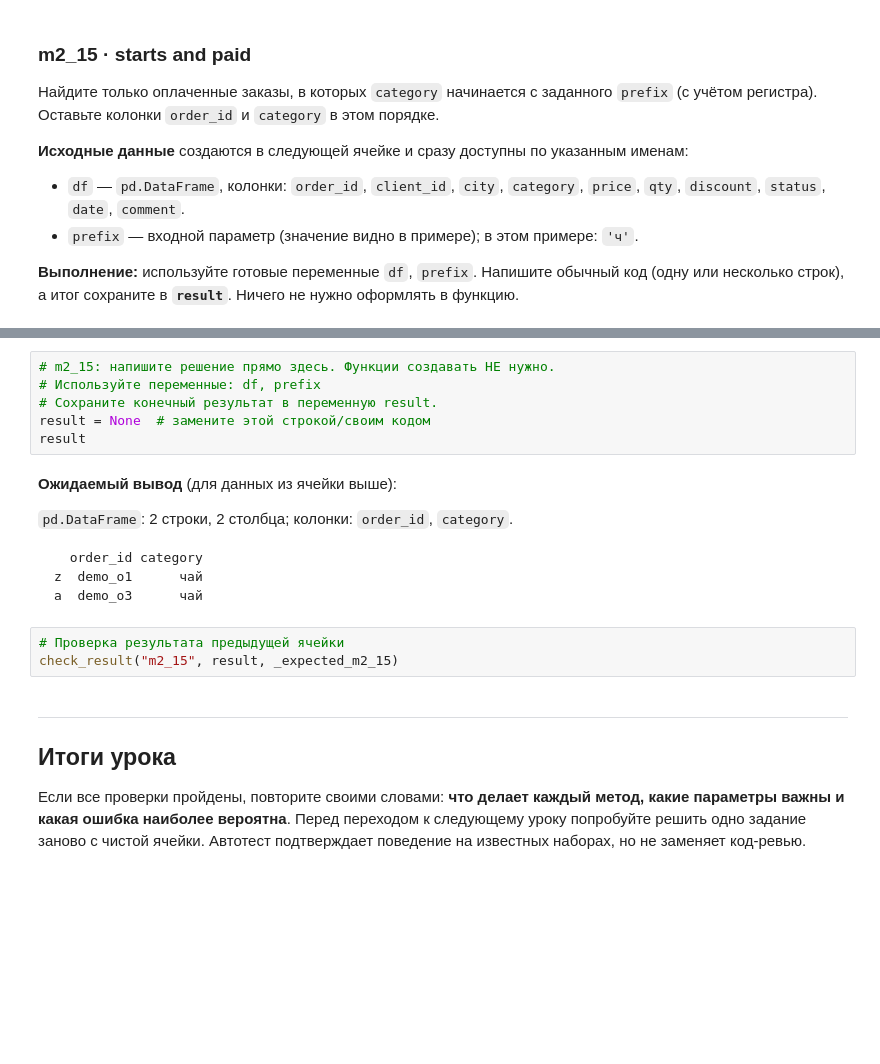
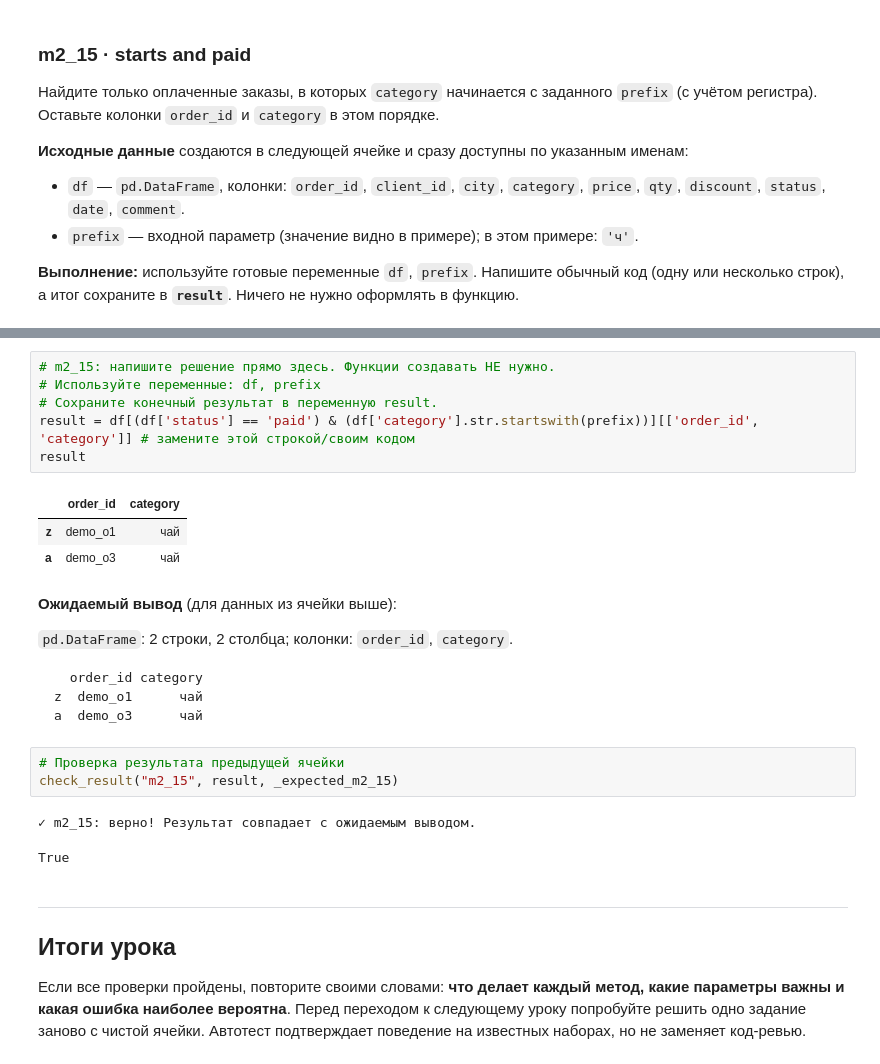
Before and after one commit to TAHA8881/pandas_training_m, a Jupyter notebook: module_02/03_query_and_strings.ipynb, the cells around one changed output, grey strips where cells are left out. Drawn from its saved outputs; the diff is of its cells as text; blank space fills up the shorter version.

```diff
--- a/module_02/03_query_and_strings.ipynb
+++ b/module_02/03_query_and_strings.ipynb
@@ -401,9 +428,13 @@ _expected_m2_15 = expected_for("m2_15", df=df, prefix=prefix)
 # %%
 # m2_15: напишите решение прямо здесь. Функции создавать НЕ нужно.
 # Используйте переменные: df, prefix
 # Сохраните конечный результат в переменную result.
-result = None  # замените этой строкой/своим кодом
+result = df[(df['status'] == 'paid') & (df['category'].str.startswith(prefix))][['order_id', 'category']] # замените этой строкой/своим кодом
 result
+# %% [output]
+|  | order_id | category |
+| z | demo_o1 | чай |
+| a | demo_o3 | чай |
 # %% [markdown]
 **Ожидаемый вывод** (для данных из ячейки выше):
 
@@ -417,6 +448,9 @@ a  demo_o3      чай
 # %%
 # Проверка результата предыдущей ячейки
 check_result("m2_15", result, _expected_m2_15)
+# %% [output]
+✓ m2_15: верно! Результат совпадает с ожидаемым выводом.
+True
 # %% [markdown]
 ---
 ## Итоги урока
```
Also changed, not shown: parts of 7 cells of this notebook.
